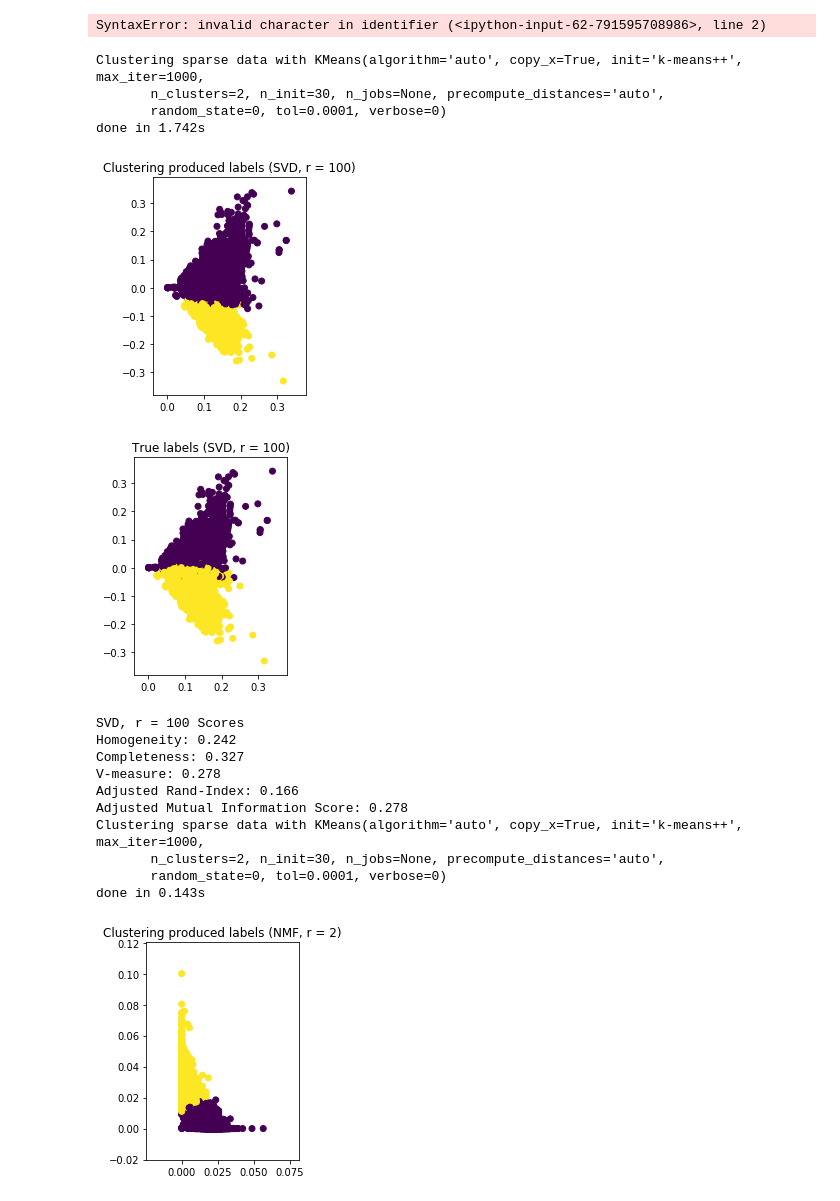
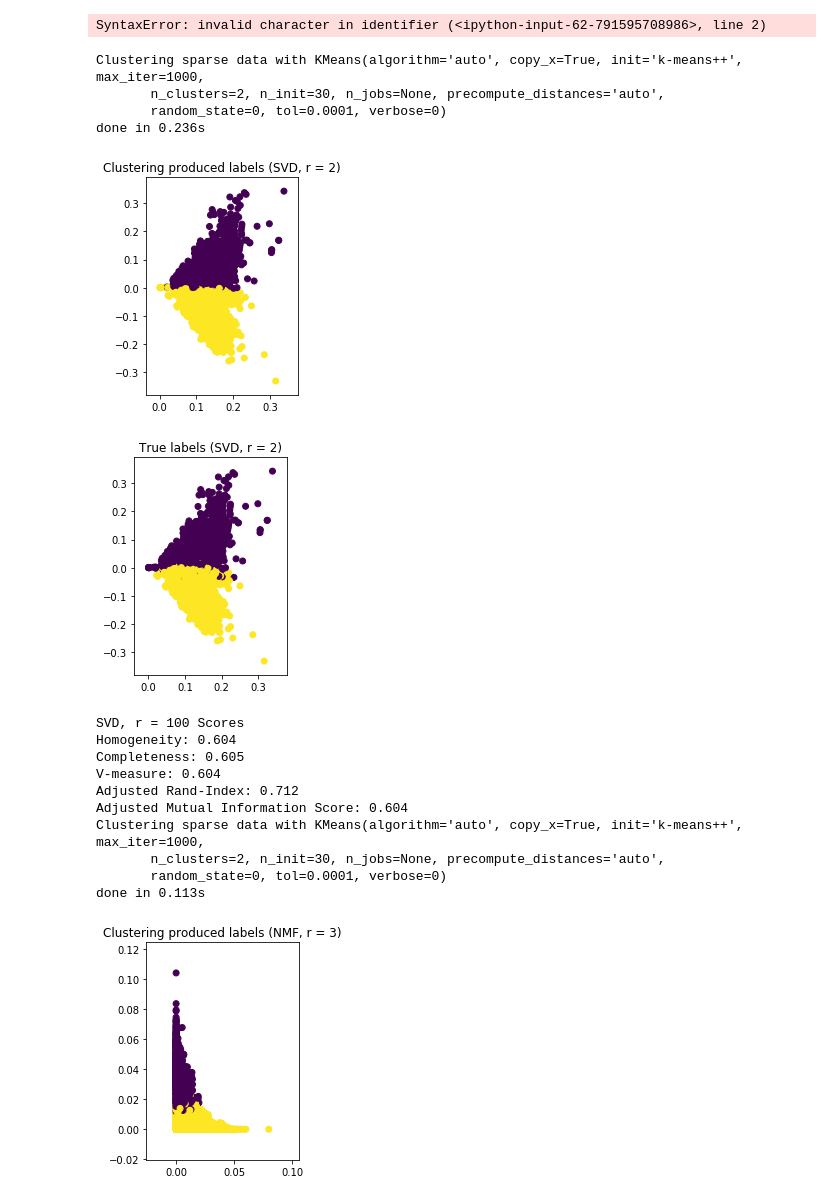
Before and after one commit to ryanch1/data-mining, a Jupyter notebook: Project2Q1Q10.ipynb, the cells around one changed output. Drawn from its saved outputs; the diff is of its cells as text; code cells hidden in the pictures.

Commit message:
fix chosen r plots SVD, NMF

```diff
--- a/Project2Q1Q10.ipynb
+++ b/Project2Q1Q10.ipynb
@@ -340,7 +341,7 @@ done in 4.021s
 # %% [output]
 SyntaxError: invalid character in identifier (<ipython-input-62-791595708986>, line 2)
 # %%
-#select r = 100 for SVD, r = 2 for NMF
+#select r = 2 for SVD, r = 3 for NMF
 from sklearn.decomposition import TruncatedSVD
 from sklearn.decomposition import NMF
 
@@ -357,7 +358,7 @@ def plot_kmeans_clusters(kmeans_data, pred_labels, true_labels, title):
     ax.scatter(x=kmeans_data[:, 0], y=kmeans_data[:, 1], c=true_labels)
     plt.show()
 
-svd = TruncatedSVD(n_components=100, random_state=0)
+svd = TruncatedSVD(n_components=2, random_state=0)
 optimal_SVD_full_tfidf = svd.fit_transform(full_tfidf)
 km = KMeans(n_clusters=2, random_state=0, max_iter=1000, n_init=30)
 print("Clustering sparse data with %s" % km)
@@ -365,48 +366,48 @@ t0 = time.time()
 km.fit(optimal_SVD_full_tfidf)
 print("done in %0.3fs" % (time.time() - t0))
 
-plot_kmeans_clusters(optimal_SVD_full_tfidf, km.labels_, full_data_class, 'SVD, r = 100')
+plot_kmeans_clusters(optimal_SVD_full_tfidf, km.labels_, full_data_class, 'SVD, r = 2')
 
 print("SVD, r = 100 Scores")
 print("Homogeneity: %0.3f" % metrics.homogeneity_score(full_data_class, km.labels_))
 print("Completeness: %0.3f" % metrics.completeness_score(full_data_class, km.labels_))
 print("V-measure: %0.3f" % metrics.v_measure_score(full_data_class, km.labels_))
 print("Adjusted Rand-Index: %.3f" % metrics.adjusted_rand_score(full_data_class, km.labels_))
 print("Adjusted Mutual Information Score: %.3f" % metrics.adjusted_mutual_info_score(full_data_class, km.labels_))
 
 
-nmf_settings = NMF(n_components=2, init='random', random_state=0)
+nmf_settings = NMF(n_components=3, init='random', random_state=0)
 optimal_full_nmf_matrix = nmf_settings.fit_transform(full_tfidf)
 nmf_settings_components = nmf_settings.components_
 km_nmf = KMeans(n_clusters=2, random_state=0, max_iter=1000, n_init=30)
 print("Clustering sparse data with %s" % km_nmf)
 t0 = time.time()
 km_nmf.fit(optimal_full_nmf_matrix)
 print("done in %0.3fs" % (time.time() - t0))
 
-plot_kmeans_clusters(optimal_full_nmf_matrix, km_nmf.labels_, full_data_class, 'NMF, r = 2')
+plot_kmeans_clusters(optimal_full_nmf_matrix, km_nmf.labels_, full_data_class, 'NMF, r = 3')
 
 print("NMF, r = 2 Scores")
 print("Homogeneity: %0.3f" % metrics.homogeneity_score(full_data_class, km_nmf.labels_))
 print("Completeness: %0.3f" % metrics.completeness_score(full_data_class, km_nmf.labels_))
 print("V-measure: %0.3f" % metrics.v_measure_score(full_data_class, km_nmf.labels_))
 print("Adjusted Rand-Index: %.3f" % metrics.adjusted_rand_score(full_data_class, km_nmf.labels_))
 print("Adjusted Mutual Information Score: %.3f" % metrics.adjusted_mutual_info_score(full_data_class, km_nmf.labels_))
 # %% [output]
 Clustering sparse data with KMeans(algorithm='auto', copy_x=True, init='k-means++', max_iter=1000,
        n_clusters=2, n_init=30, n_jobs=None, precompute_distances='auto',
        random_state=0, tol=0.0001, verbose=0)
-done in 1.742s
+done in 0.236s
-[figure, old version]
+[figure, new version]
-[figure, old version]
+[figure, new version]
 SVD, r = 100 Scores
-Homogeneity: 0.242
-Completeness: 0.327
-V-measure: 0.278
-Adjusted Rand-Index: 0.166
-Adjusted Mutual Information Score: 0.278
+Homogeneity: 0.604
+Completeness: 0.605
+V-measure: 0.604
+Adjusted Rand-Index: 0.712
+Adjusted Mutual Information Score: 0.604
 Clustering sparse data with KMeans(algorithm='auto', copy_x=True, init='k-means++', max_iter=1000,
        n_clusters=2, n_init=30, n_jobs=None, precompute_distances='auto',
        random_state=0, tol=0.0001, verbose=0)
-done in 0.143s
+done in 0.113s
-[figure, old version]
+[figure, new version]
```
Also changed, not shown: parts of 6 cells of this notebook.
